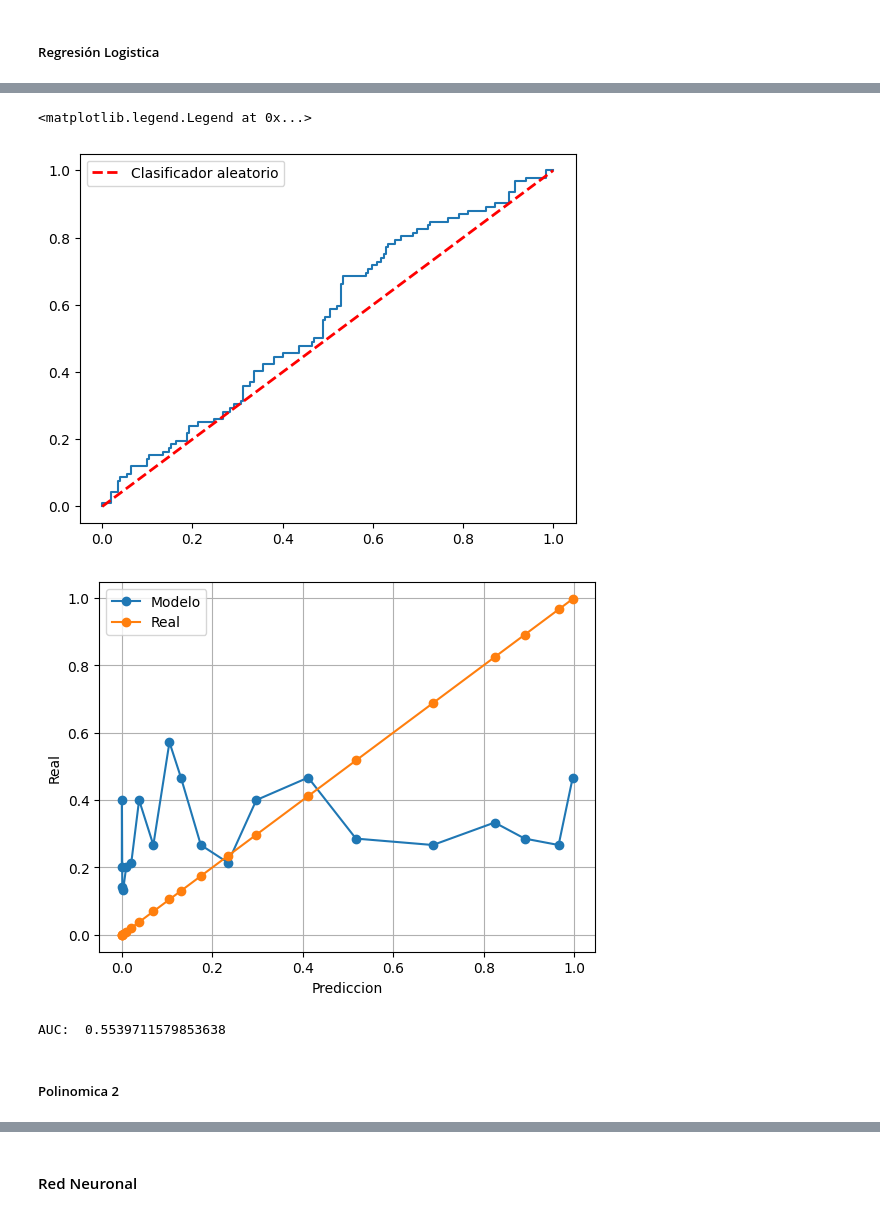
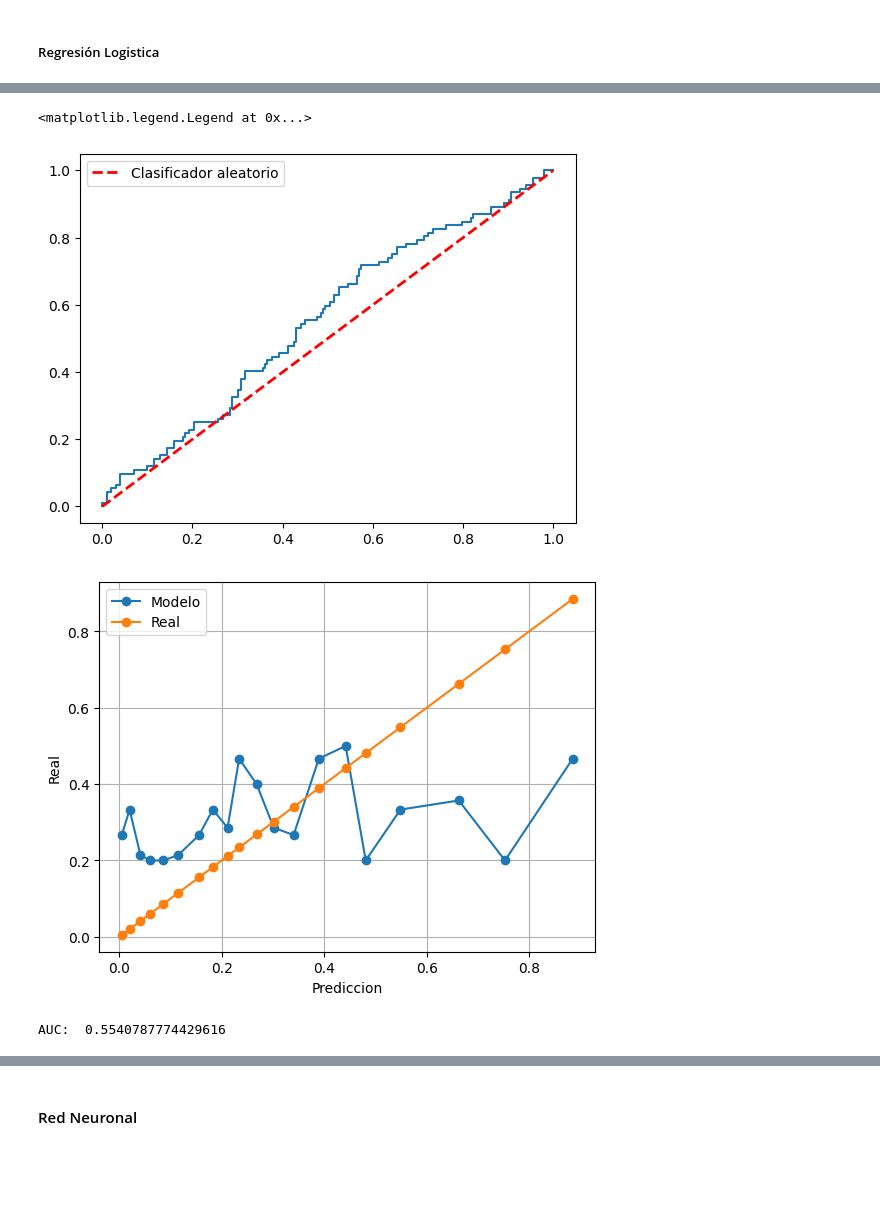
Before and after one commit to ppmelch/Lab-Aprendizaje-Estad-stico, a Jupyter notebook: Parcial 2/Examen2/Examen2.ipynb, the cells around one changed output, grey strips where cells are left out. Drawn from its saved outputs; the diff is of its cells as text; code cells hidden in the pictures; blank space fills up the shorter version.

```diff
--- a/Parcial 2/Examen2/Examen2.ipynb
+++ b/Parcial 2/Examen2/Examen2.ipynb
@@ -222,0 +225,17 @@ probabilidades_knn2 = grid_search.predict_proba(X_test)[:, 1]
+# %%
+pipeline = Pipeline([
+    ('poly', PolynomialFeatures(include_bias=False)),  # grado se definirá en grid search
+    ('scaler', StandardScaler()),
+    ('logreg', LogisticRegression(max_iter=500, random_state=42))
+])
+
+params_grid= {
+    'poly__degree': [1, 2, 3],
+    'logreg__C': ['l2', None],
+    'logreg__C': [0.01,0.1,1]
+}
+
+log_reg_random= RandomizedSearchCV(estimator=pipeline, param_distributions=params_grid, n_iter=5, cv=5, n_jobs=-1, scoring='roc_auc')
+log_reg_random.fit(X_train, y_train)
+
+probabilidades_logisticarandom = log_reg_random.best_estimator_.predict_proba(X_test)[:,1]
@@ -365,19 +372,17 @@ plt.show()
 # %%
-fpr, fnp, scores = roc_curve(y_score=probabilidades_modelo1, y_true=y_test)
+fpr, fnp, scores = roc_curve(y_score=probabilidades_logisticarandom, y_true=y_test)
 plt.plot(fpr, fnp)
 plt.plot([0, 1], [0, 1], color='red', linestyle='--', lw=2, label='Clasificador aleatorio')
 plt.legend()
 # %% [output]
 <matplotlib.legend.Legend at 0x...>
-[figure, old version]
+[figure, new version]
 # %%
-calibracion(probabilidades_modelo1, y_test, 20)
+calibracion(probabilidades_logisticarandom, y_test, 20)
 # %% [output]
-[figure, old version]
+[figure, new version]
 # %%
-print('AUC: ',roc_auc_score(y_score= probabilidades_modelo1, y_true=y_test))
+print('AUC: ',roc_auc_score(y_score= probabilidades_logisticarandom, y_true=y_test))
 # %% [output]
-AUC:  0.5539711579853638
+AUC:  0.5540787774429616
-# %% [markdown]
-##### Polinomica 2
 # %%
```
Also changed, not shown: parts of 25 cells of this notebook.
